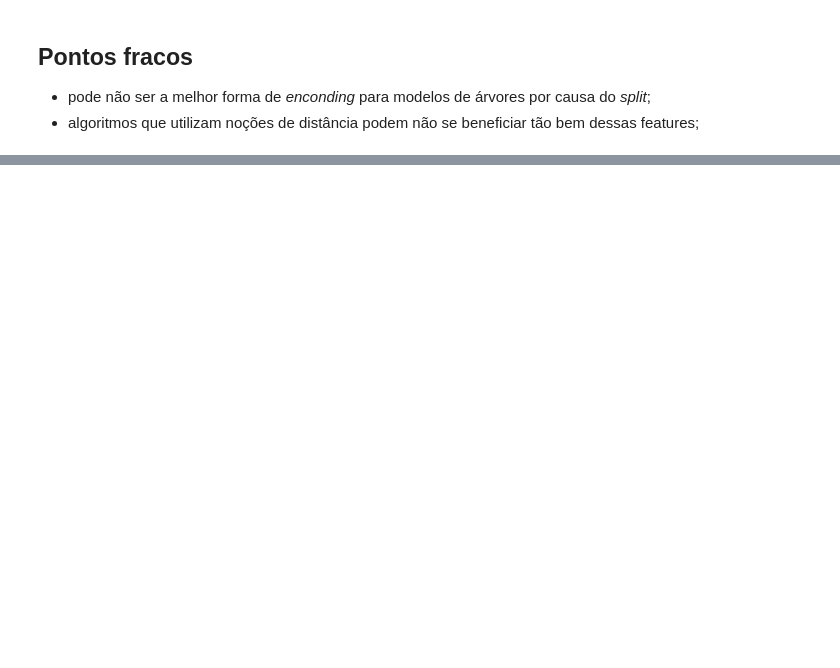
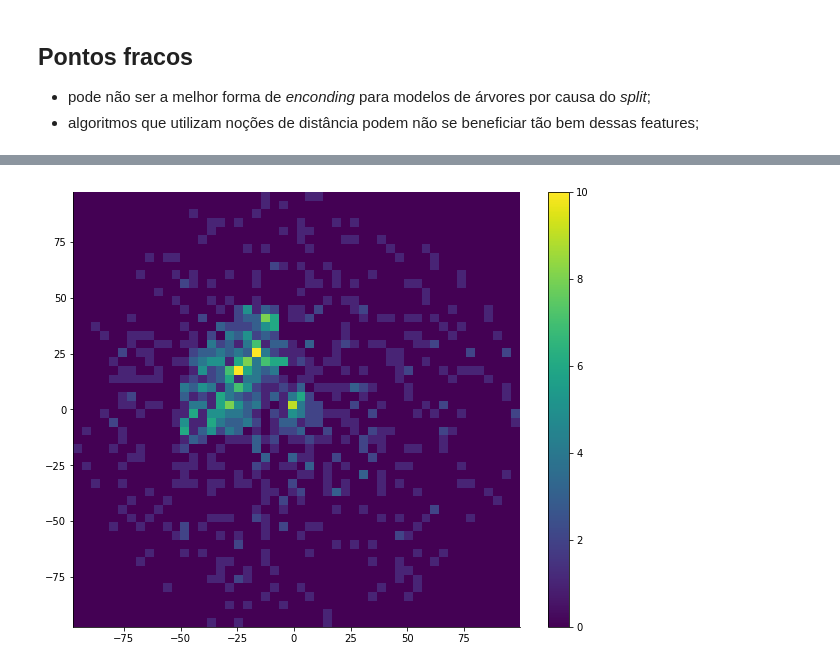
Before and after one commit to gnguilherme/ml, a Jupyter notebook: notebooks/cyclical-features.ipynb, the cells around one changed output, grey strips where cells are left out. Cells and saved outputs as stored; diff of their text form; code cells hidden in the pictures; blank space fills up the shorter version.

```diff
--- a/notebooks/cyclical-features.ipynb
+++ b/notebooks/cyclical-features.ipynb
@@ -112,0 +129,10 @@ Inverso: 218.81875960235612
+# %%
+wd_rad = dir_vento * np.pi / 180
+
+componente_x = vel_vento * np.cos(wd_rad)
+componente_y = vel_vento * np.sin(wd_rad)
+
+plt.hist2d(componente_x, componente_y, bins=(50, 50), vmax=10)
+plt.colorbar();
+# %% [output]
+[figure, added]
```
Also changed, not shown: parts of 5 cells of this notebook.
